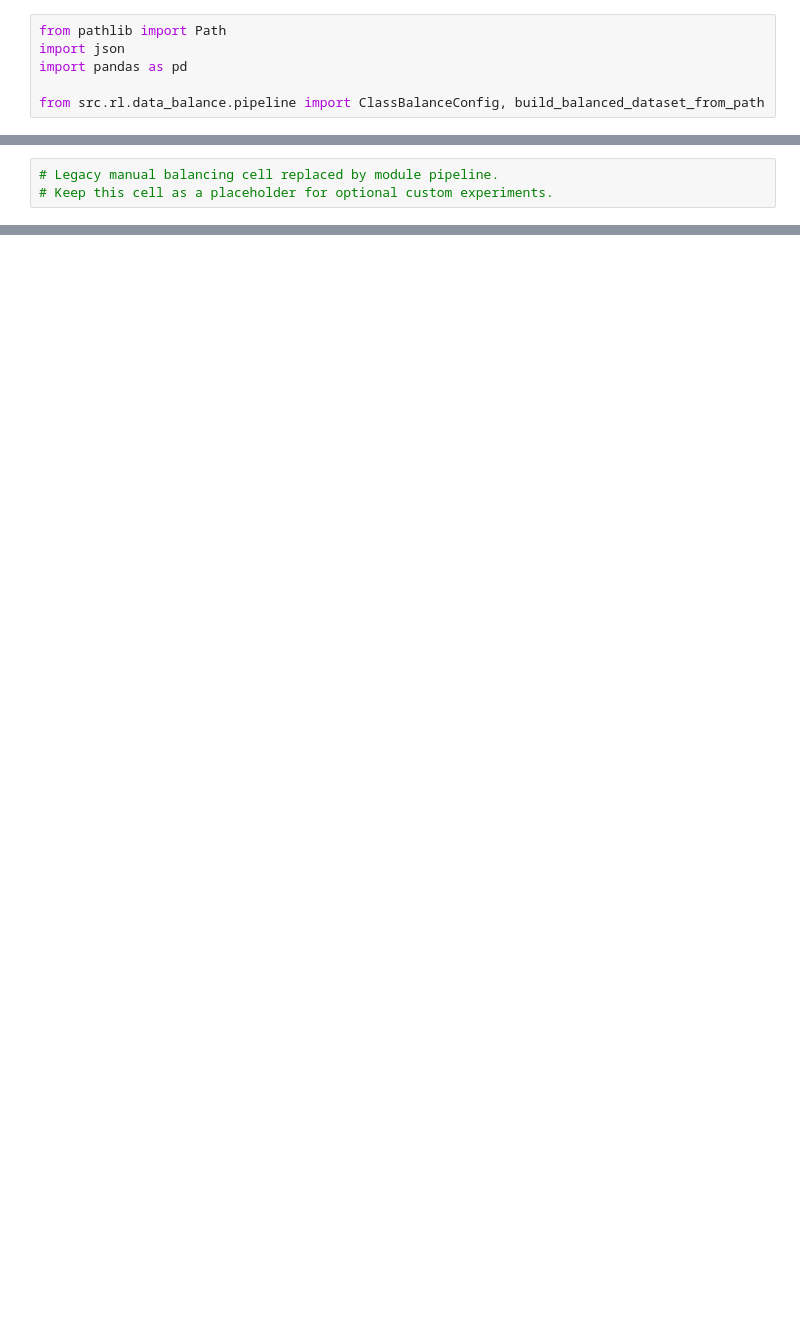
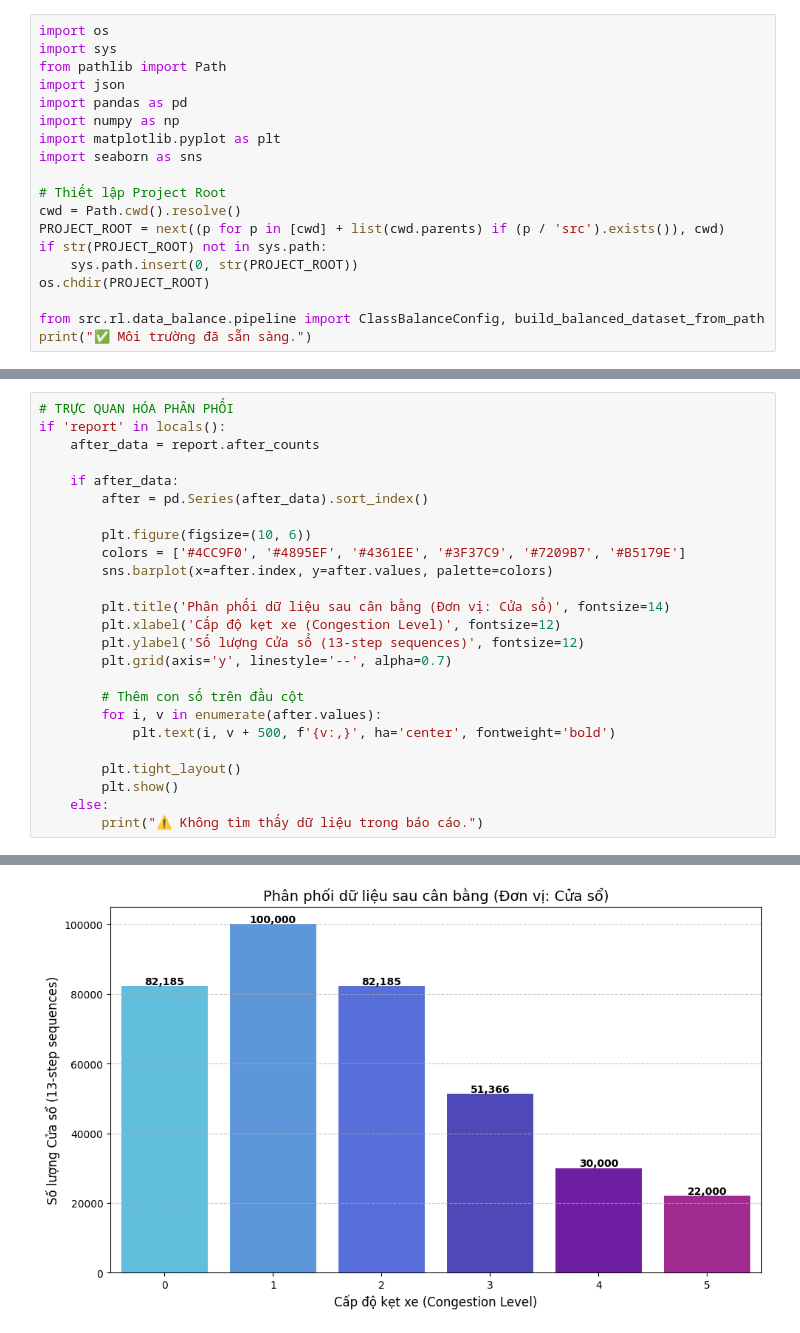
Before and after one commit to lowkeylurker/traffic-ioc, a Jupyter notebook: ai-core/notebooks/02_Hybrid_Resampling_and_CTGAN.ipynb, the cells around one changed output, grey strips where cells are left out. Saved outputs shown, nothing was run; the diff lists cells and outputs as text; blank space fills up the shorter version.

```diff
--- a/ai-core/notebooks/02_Hybrid_Resampling_and_CTGAN.ipynb
+++ b/ai-core/notebooks/02_Hybrid_Resampling_and_CTGAN.ipynb
@@ -14,6 +10,19 @@ Business logic can bang du lieu nam trong module:
 # %%
+import os
+import sys
 from pathlib import Path
 import json
 import pandas as pd
+import numpy as np
+import matplotlib.pyplot as plt
+import seaborn as sns
+
+# Thiết lập Project Root
+cwd = Path.cwd().resolve()
+PROJECT_ROOT = next((p for p in [cwd] + list(cwd.parents) if (p / 'src').exists()), cwd)
+if str(PROJECT_ROOT) not in sys.path:
+    sys.path.insert(0, str(PROJECT_ROOT))
+os.chdir(PROJECT_ROOT)
 
 from src.rl.data_balance.pipeline import ClassBalanceConfig, build_balanced_dataset_from_path
+print("✅ Môi trường đã sẵn sàng.")
@@ -74,3 +120,26 @@ saved_df.head(5)
 # %%
-# Legacy manual balancing cell replaced by module pipeline.
-# Keep this cell as a placeholder for optional custom experiments.
+# TRỰC QUAN HÓA PHÂN PHỐI
+if 'report' in locals():
+    after_data = report.after_counts
+
+    if after_data:
+        after = pd.Series(after_data).sort_index()
+
+        plt.figure(figsize=(10, 6))
+        colors = ['#4CC9F0', '#4895EF', '#4361EE', '#3F37C9', '#7209B7', '#B5179E']
+        sns.barplot(x=after.index, y=after.values, palette=colors)
+
+        plt.title('Phân phối dữ liệu sau cân bằng (Đơn vị: Cửa sổ)', fontsize=14)
+        plt.xlabel('Cấp độ kẹt xe (Congestion Level)', fontsize=12)
+        plt.ylabel('Số lượng Cửa sổ (13-step sequences)', fontsize=12)
+        plt.grid(axis='y', linestyle='--', alpha=0.7)
+
+        # Thêm con số trên đầu cột
+        for i, v in enumerate(after.values):
+            plt.text(i, v + 500, f'{v:,}', ha='center', fontweight='bold')
+
+        plt.tight_layout()
+        plt.show()
+    else:
+        print("⚠️ Không tìm thấy dữ liệu trong báo cáo.")
+# %% [output]
@@ -77 +149,2 @@ saved_df.head(5)
+[figure, added]
 # %%
```
Also changed, not shown: parts of 9 cells of this notebook, 43 other files.
